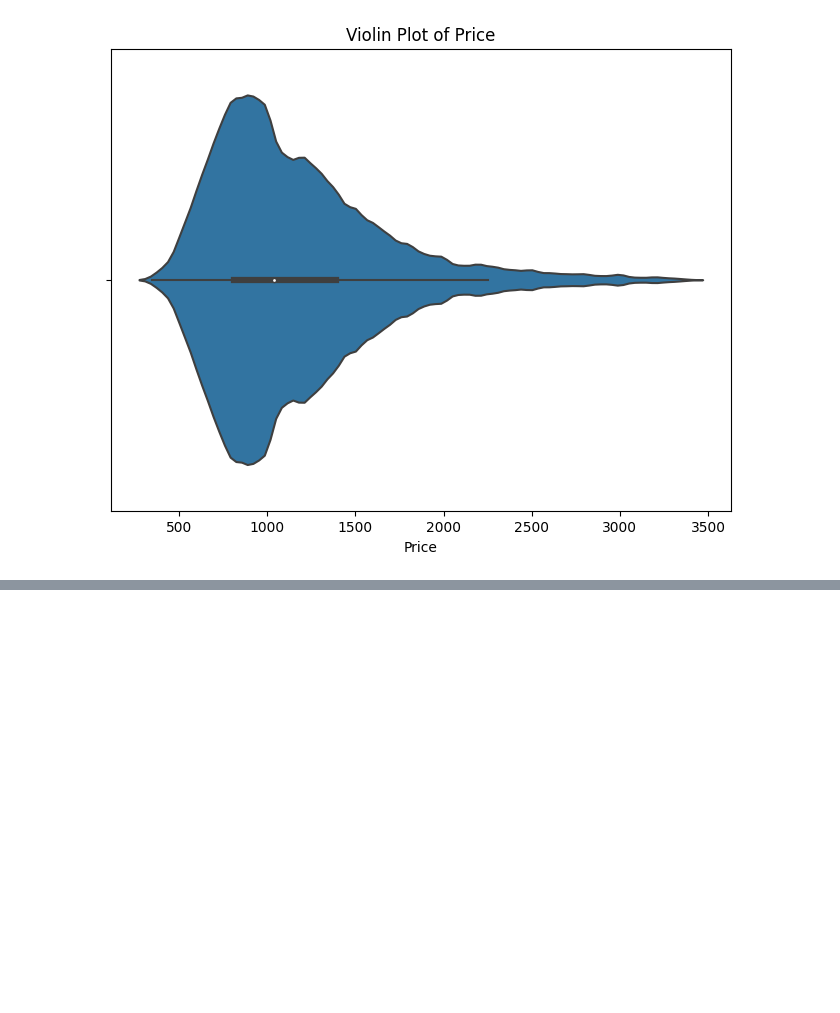
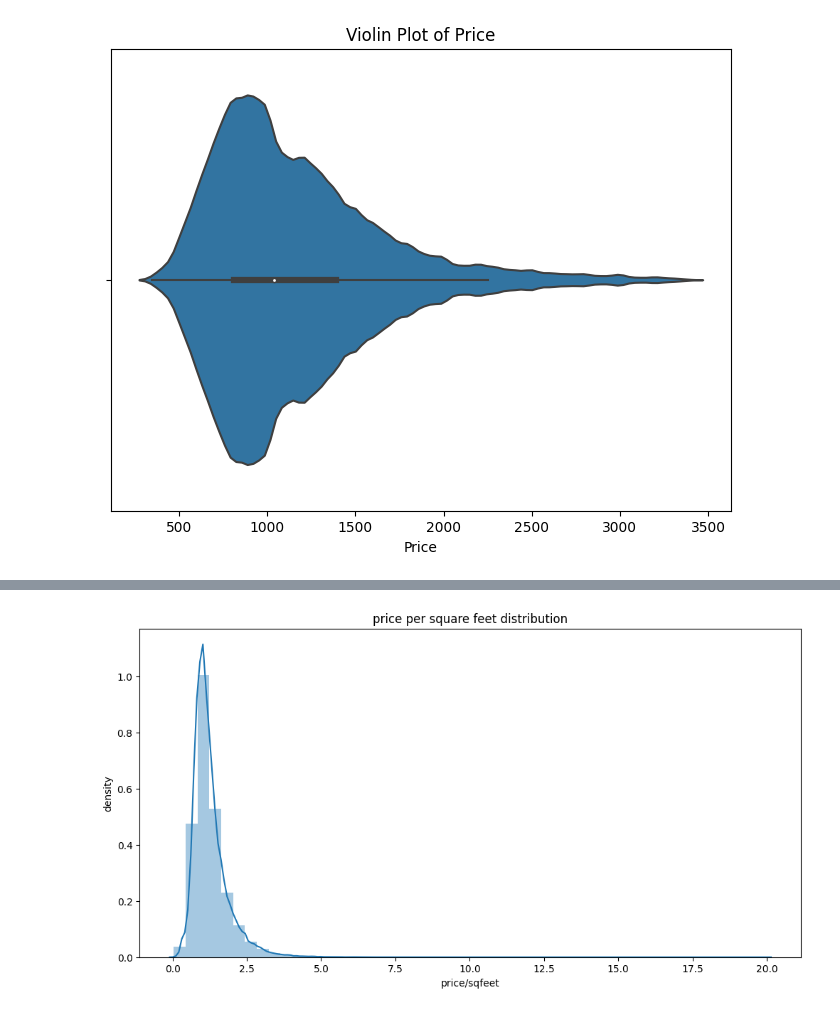
Before and after one commit to misha8347/Data-Gathering, a Jupyter notebook: final_exam/housing_analysis.ipynb, the cells around one changed output, grey strips where cells are left out. Drawn from its saved outputs; the diff is of its cells as text; code cells hidden in the pictures; blank space fills up the shorter version.

```diff
--- a/final_exam/housing_analysis.ipynb
+++ b/final_exam/housing_analysis.ipynb
@@ -287,0 +324,9 @@ df.describe().T
+# %%
+plt.figure(figsize=(12, 6))
+sns.distplot(df['price/sqfeet'])
+plt.title('price per square feet distribution')
+plt.xlabel('price/sqfeet')
+plt.ylabel('density')
+plt.show()
+# %% [output]
+[figure, added]
```
Also changed, not shown: parts of 18 cells of this notebook.
